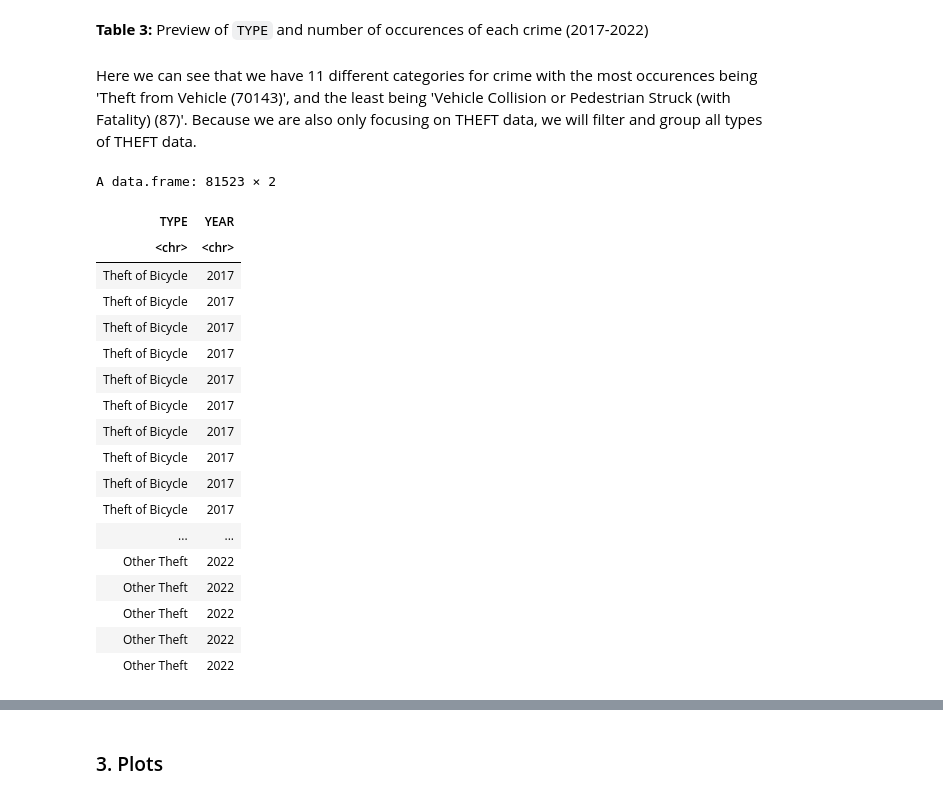
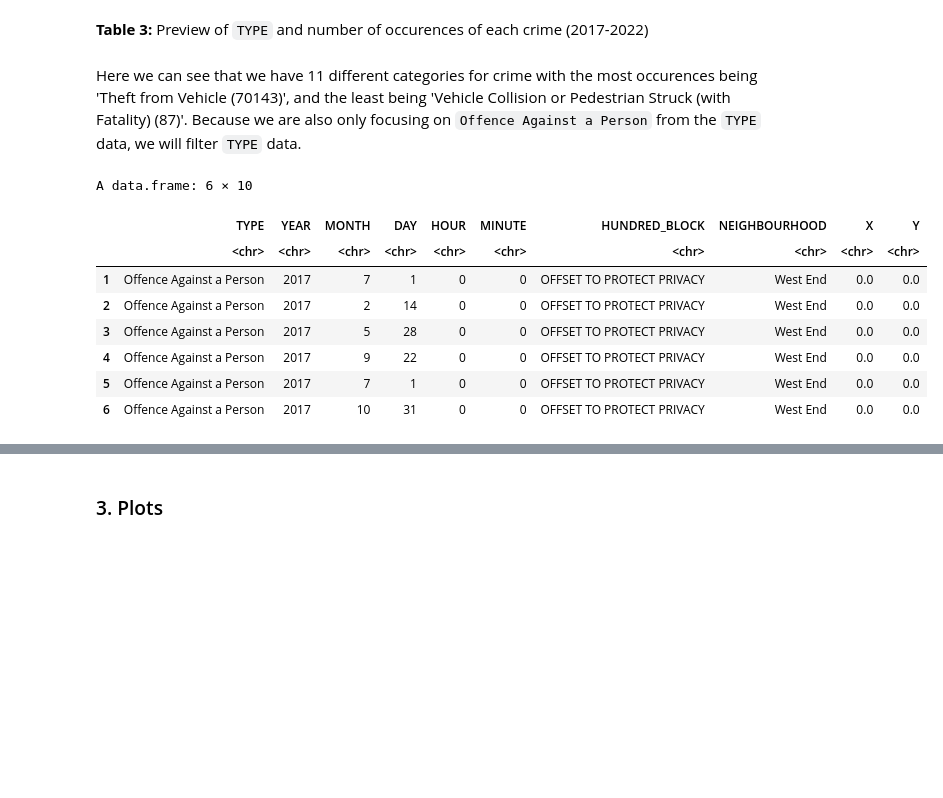
Before and after one commit to Rz02/stat201_2022w2_group_06_project, a Jupyter notebook: crime_rate_comparison.ipynb, the cells around one changed output, grey strips where cells are left out. Drawn from its saved outputs; the diff is of its cells as text; code cells hidden in the pictures; blank space fills up the shorter version.

```diff
--- a/crime_rate_comparison.ipynb
+++ b/crime_rate_comparison.ipynb
@@ -144,31 +115,20 @@ Examples
 # %% [markdown]
 **Table 3:** Preview of `TYPE` and number of occurences of each crime (2017-2022)
 # %% [markdown]
-Here we can see that we have 11 different categories for crime with the most occurences being 'Theft from Vehicle (70143)', and the least being 'Vehicle Collision or Pedestrian Struck (with Fatality) (87)'. Because we are also only focusing on THEFT data, we will filter and group all types of THEFT data.
+Here we can see that we have 11 different categories for crime with the most occurences being 'Theft from Vehicle (70143)', and the least being 'Vehicle Collision or Pedestrian Struck (with Fatality) (87)'. Because we are also only focusing on `Offence Against a Person` from the `TYPE` data, we will filter `TYPE` data.
-# %%
-# Filtering and Mutating Theft
-crime <- crime %>%
-        filter((TYPE == "Other Theft" | TYPE == "Theft from Vehicle" | TYPE == "Theft of Bicycle" | TYPE == "Theft of Vehicle")) %>%
-        select(TYPE, YEAR)
-
-(crime)
-# %% [output]
-A data.frame: 81523 × 2
-| TYPE | YEAR |
-| <chr> | <chr> |
-| Theft of Bicycle | 2017 |
-| Theft of Bicycle | 2017 |
-| Theft of Bicycle | 2017 |
-| Theft of Bicycle | 2017 |
-| Theft of Bicycle | 2017 |
-| Theft of Bicycle | 2017 |
-| Theft of Bicycle | 2017 |
-| Theft of Bicycle | 2017 |
-| Theft of Bicycle | 2017 |
-| Theft of Bicycle | 2017 |
-| ... | ... |
-| Other Theft | 2022 |
-| Other Theft | 2022 |
-| Other Theft | 2022 |
-| Other Theft | 2022 |
-| Other Theft | 2022 |
+# %%
+# Filtering `Type`
+crime <- crime %>%
+        filter((TYPE == "Offence Against a Person"))
+
+head(crime)
+# %% [output]
+A data.frame: 6 × 10
+|  | TYPE | YEAR | MONTH | DAY | HOUR | MINUTE | HUNDRED_BLOCK | NEIGHBOURHOOD | X | Y |
+|  | <chr> | <chr> | <chr> | <chr> | <chr> | <chr> | <chr> | <chr> | <chr> | <chr> |
+| 1 | Offence Against a Person | 2017 | 7 | 1 | 0 | 0 | OFFSET TO PROTECT PRIVACY | West End | 0.0 | 0.0 |
+| 2 | Offence Against a Person | 2017 | 2 | 14 | 0 | 0 | OFFSET TO PROTECT PRIVACY | West End | 0.0 | 0.0 |
+| 3 | Offence Against a Person | 2017 | 5 | 28 | 0 | 0 | OFFSET TO PROTECT PRIVACY | West End | 0.0 | 0.0 |
+| 4 | Offence Against a Person | 2017 | 9 | 22 | 0 | 0 | OFFSET TO PROTECT PRIVACY | West End | 0.0 | 0.0 |
+| 5 | Offence Against a Person | 2017 | 7 | 1 | 0 | 0 | OFFSET TO PROTECT PRIVACY | West End | 0.0 | 0.0 |
+| 6 | Offence Against a Person | 2017 | 10 | 31 | 0 | 0 | OFFSET TO PROTECT PRIVACY | West End | 0.0 | 0.0 |
```
Also changed, not shown: parts of 7 cells of this notebook.
